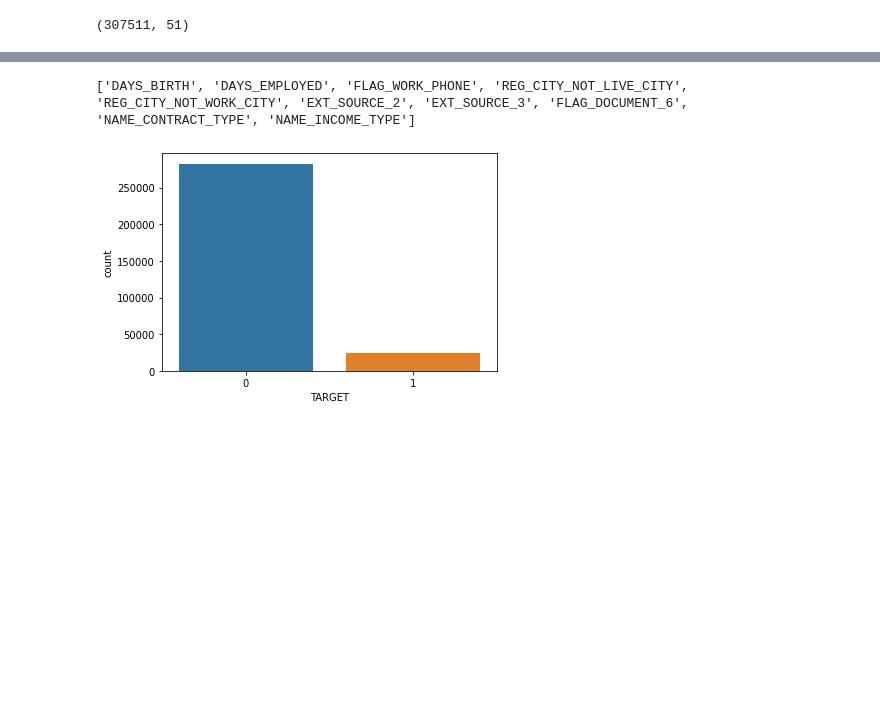
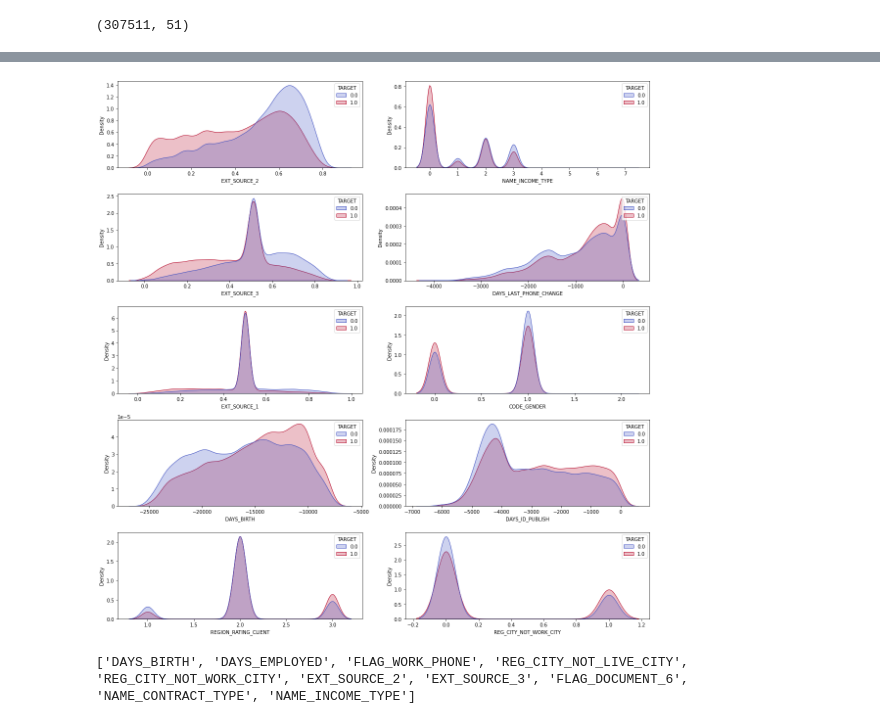
Before and after one commit to jmattdale/machine-learning-fundamentals, a Jupyter notebook: module_one_ten_variables.ipynb, the cells around one changed output, grey strips where cells are left out. Saved outputs shown, nothing was run; the diff lists cells and outputs as text; code cells hidden in the pictures; blank space fills up the shorter version.

```diff
--- a/module_one_ten_variables.ipynb
+++ b/module_one_ten_variables.ipynb
@@ -76,3 +105,16 @@ Removing 11 cols
+# %%
+# numerical plots based on correlation of feature with target
+fig, axs = plt.subplots(nrows=5, ncols=2, figsize=(16,16))
+col_idx = 0
+for idx, col in enumerate(top_ten):
+    row_idx = 0 if idx < 5 else 1
+    col_idx = 0 if idx == 5 else col_idx
+    sns.kdeplot(data=balanced_df, x=col, hue="TARGET", ax=axs[col_idx, row_idx], palette='coolwarm', fill=True)
+    col_idx += 1
+plt.tight_layout()
+plt.show()
+# %% [output]
+[figure, added]
 # %%
 # select 10 best features based on top chi-squared scores with target variable
 from sklearn.feature_selection import SelectKBest
@@ -94,10 +136,4 @@ best_cat_cols = [col for col in categorical_df.columns if col in chi_feature]
 # %%
 # numerical feautures chosen
 best_num_cols = [col for col in num_df.columns if col in chi_feature]
-# %%
-# plot target variable to check for data imbalances
-sns.countplot(x="TARGET", data=cleaned_df)
-plt.show()
-# %% [output]
-[figure, removed]
 # %%
```
Also changed, not shown: parts of 6 cells of this notebook.
